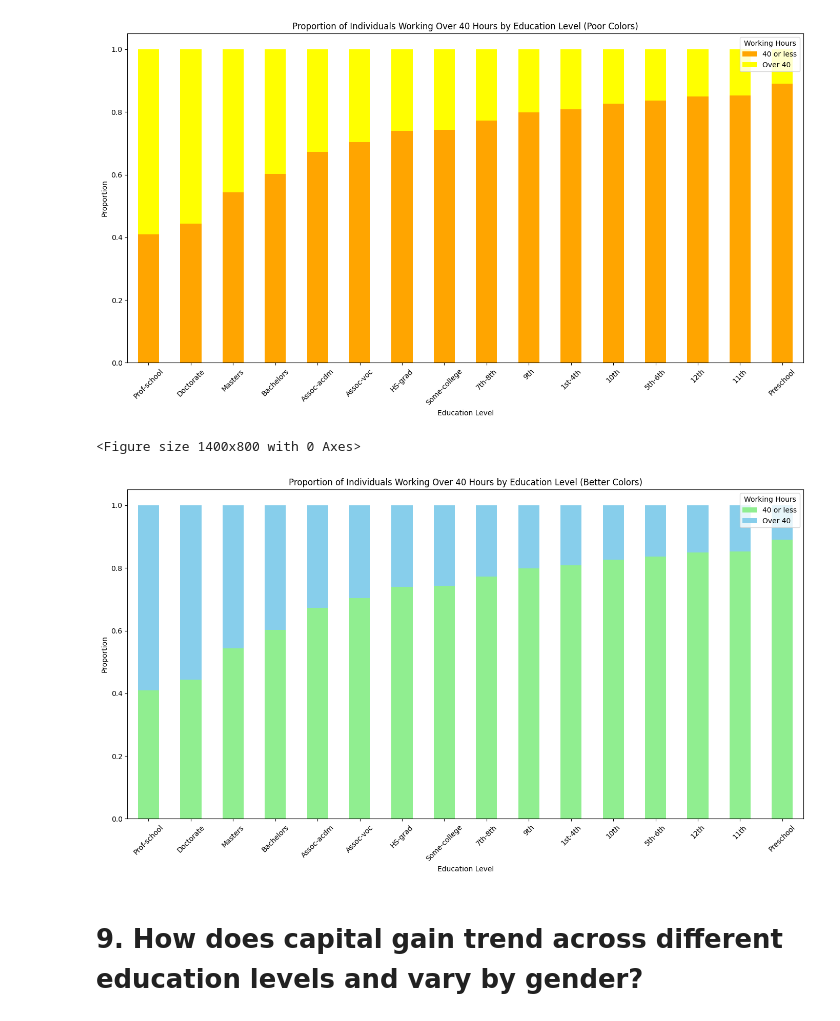
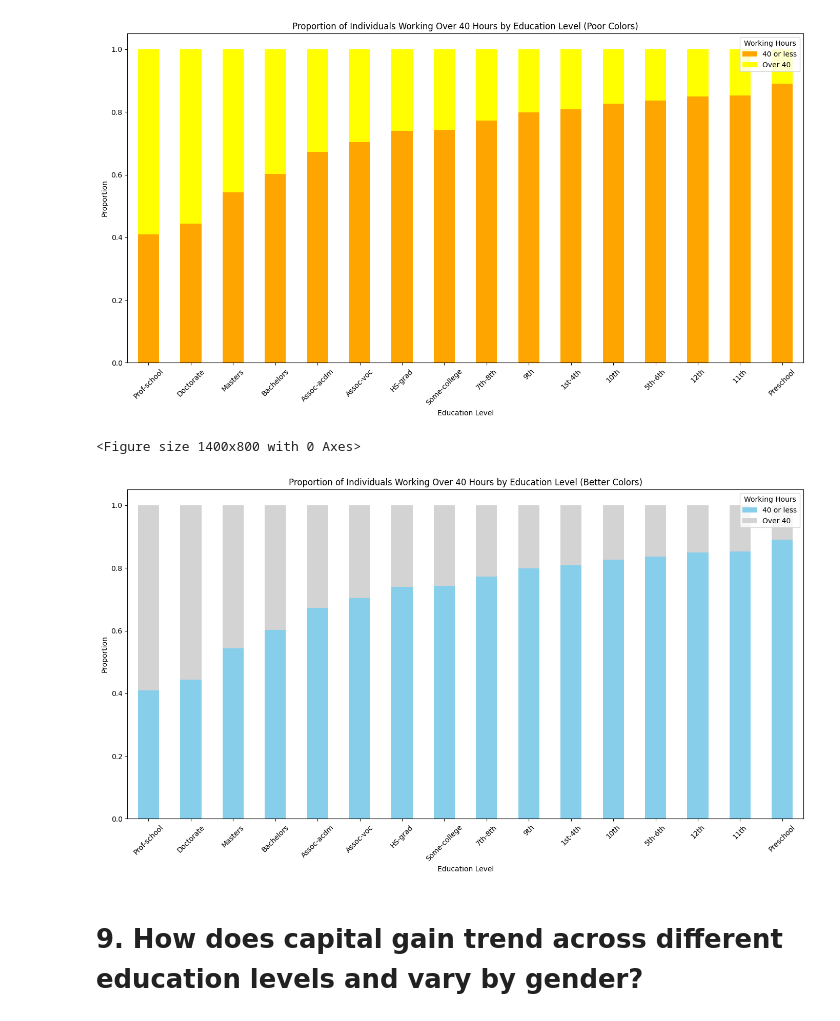
Before and after one commit to elokwentnie/medium-notebooks, a Jupyter notebook: Pandas-Part3-Notebook.ipynb, the cells around one changed output. Cells and saved outputs as stored; diff of their text form; code cells hidden in the pictures.

```diff
--- a/Pandas-Part3-Notebook.ipynb
+++ b/Pandas-Part3-Notebook.ipynb
@@ -330,16 +330,16 @@ plt.show()
 # %%
 # Plotting with better colors
 plt.figure(figsize=(14, 8))
-education_hours.plot(kind='bar', stacked=True, figsize=(14, 8), color=['lightgreen', 'skyblue'])  # Well-suited colors
+education_hours.plot(kind='bar', stacked=True, figsize=(14, 8), color=['skyblue', 'lightgrey'])  # Well-suited colors
 plt.title('Proportion of Individuals Working Over 40 Hours by Education Level (Better Colors)')
 plt.xlabel('Education Level')
 plt.ylabel('Proportion')
 plt.legend(title='Working Hours')
 plt.xticks(rotation=45)
 plt.tight_layout()
 plt.show()
 # %% [output]
 <Figure size 1400x800 with 0 Axes>
-[figure, old version]
+[figure, new version]
 # %% [markdown]
 # 9. How does capital gain trend across different education levels and vary by gender?
```
Also changed, not shown: parts of 1 cell of this notebook.
